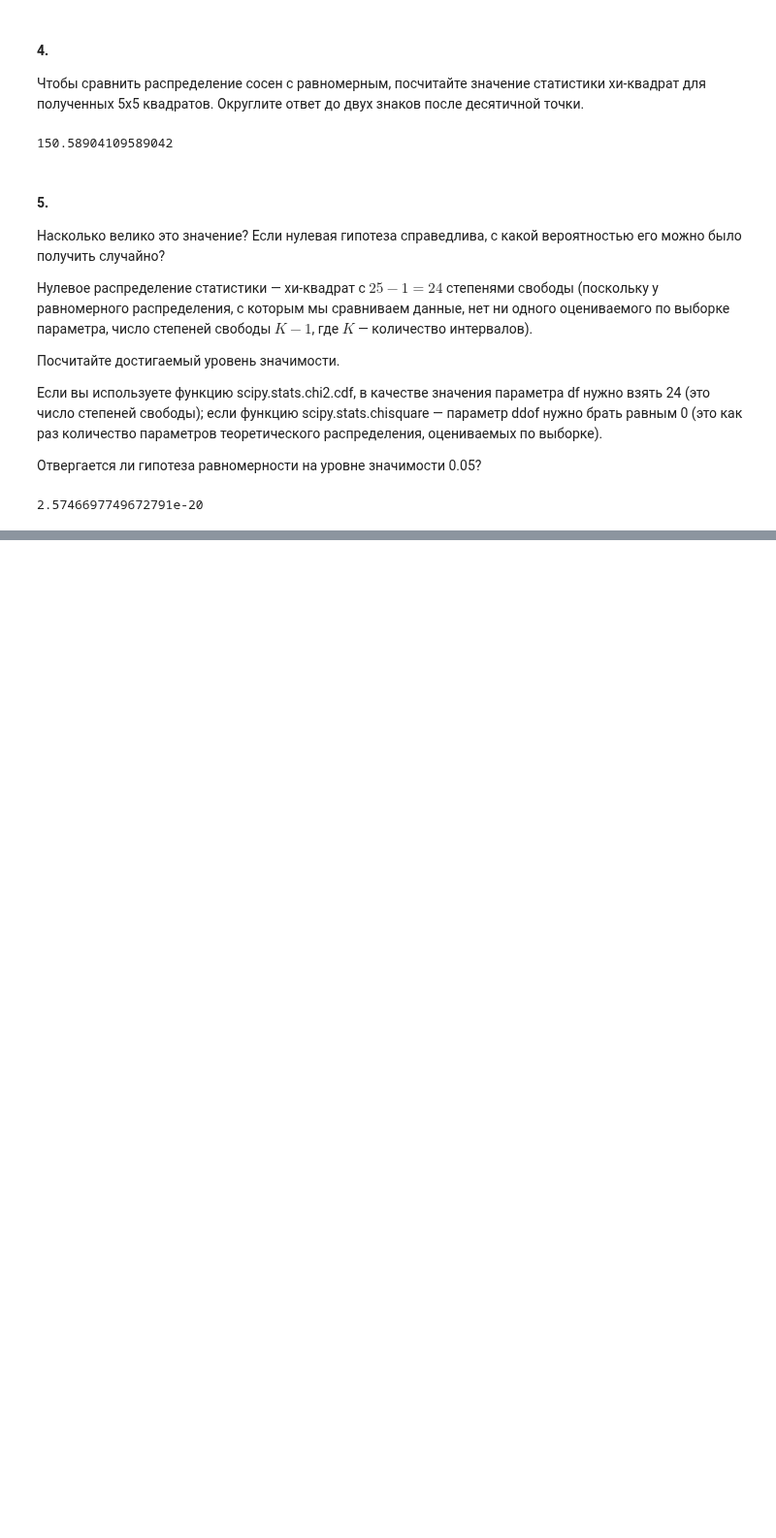
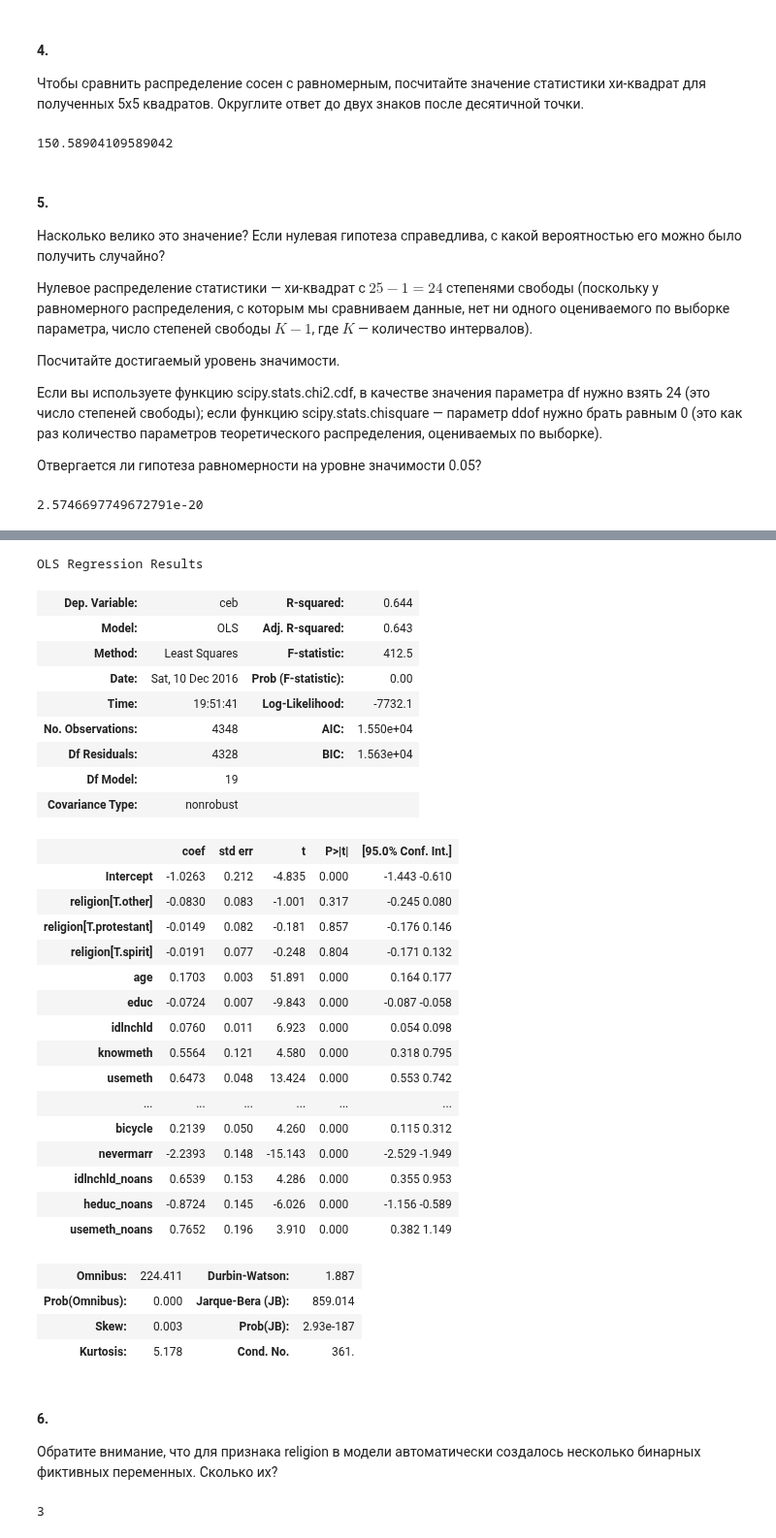
Before and after one commit to fakefeik/machine_learning, a Jupyter notebook: coursera_mipt_specialization/quizes.ipynb, the cells around one changed output, grey strips where cells are left out. Shown at 97% size. Cells and saved outputs as stored; diff of their text form; code cells hidden in the pictures; blank space fills up the shorter version.

```diff
--- a/coursera_mipt_specialization/quizes.ipynb
+++ b/coursera_mipt_specialization/quizes.ipynb
@@ -237,0 +877,3 @@ chi.pvalue
+# %%
+botswana = pd.read_csv('botswana.csv', delimiter='\t')
+botswana.head()
@@ -237,0 +933,6 @@ chi.pvalue
+# %%
+botswana['nevermarr'] = botswana['agefm'].map(lambda x: 1 if np.isnan(x) else 0)
+botswana = botswana.drop('evermarr', axis=1)
+botswana['agefm'] = botswana['agefm'].map(lambda x: 0 if np.isnan(x) else x)
+botswana.loc[botswana.nevermarr == 1, 'heduc'] = botswana[botswana.nevermarr == 1]['heduc'].map(lambda x: -1 if np.isnan(x) else x)
+botswana.head()
@@ -237,0 +960,15 @@ chi.pvalue
+# %%
+indicator = lambda x: 1 if np.isnan(x) else 0
+fill_c = lambda c: (lambda x: c if np.isnan(x) else x)
+
+botswana['idlnchld_noans'] = botswana['idlnchld'].map(indicator)
+botswana['heduc_noans'] = botswana['heduc'].map(indicator)
+botswana['usemeth_noans'] = botswana['usemeth'].map(indicator)
+
+botswana['idlnchld'] = botswana['idlnchld'].map(fill_c(-1))
+botswana['heduc'] = botswana['heduc'].map(fill_c(-2))
+botswana['usemeth'] = botswana['usemeth'].map(fill_c(-1))
+
+botswana = botswana.dropna()
+
+botswana.head(5)
@@ -237,0 +997,48 @@ chi.pvalue
+# %%
+import statsmodels.formula.api as smf
+import statsmodels.stats.api as sms
+
+m1 = smf.ols('ceb ~ age + educ + religion + idlnchld + knowmeth + usemeth + agefm + heduc + urban +' +
+             'electric + radio + tv + bicycle + nevermarr + idlnchld_noans + heduc_noans + usemeth_noans',
+             data=botswana)
+fitted = m1.fit()
+fitted.summary()
+# %% [output]
+OLS Regression Results
+| Dep. Variable: | ceb | R-squared: | 0.644 |
+| Model: | OLS | Adj. R-squared: | 0.643 |
+| Method: | Least Squares | F-statistic: | 412.5 |
+| Date: | Sat, 10 Dec 2016 | Prob (F-statistic): | 0.00 |
+| Time: | 19:51:41 | Log-Likelihood: | -7732.1 |
+| No. Observations: | 4348 | AIC: | 1.550e+04 |
+| Df Residuals: | 4328 | BIC: | 1.563e+04 |
+| Df Model: | 19 |  |  |
+| Covariance Type: | nonrobust |  |  |
+|  | coef | std err | t | P>|t| | [95.0% Conf. Int.] |
+| Intercept | -1.0263 | 0.212 | -4.835 | 0.000 | -1.443 -0.610 |
+| religion[T.other] | -0.0830 | 0.083 | -1.001 | 0.317 | -0.245 0.080 |
+| religion[T.protestant] | -0.0149 | 0.082 | -0.181 | 0.857 | -0.176 0.146 |
+| religion[T.spirit] | -0.0191 | 0.077 | -0.248 | 0.804 | -0.171 0.132 |
+| age | 0.1703 | 0.003 | 51.891 | 0.000 | 0.164 0.177 |
+| educ | -0.0724 | 0.007 | -9.843 | 0.000 | -0.087 -0.058 |
+| idlnchld | 0.0760 | 0.011 | 6.923 | 0.000 | 0.054 0.098 |
+| knowmeth | 0.5564 | 0.121 | 4.580 | 0.000 | 0.318 0.795 |
+| usemeth | 0.6473 | 0.048 | 13.424 | 0.000 | 0.553 0.742 |
+| ... | ... | ... | ... | ... | ... |
+| bicycle | 0.2139 | 0.050 | 4.260 | 0.000 | 0.115 0.312 |
+| nevermarr | -2.2393 | 0.148 | -15.143 | 0.000 | -2.529 -1.949 |
+| idlnchld_noans | 0.6539 | 0.153 | 4.286 | 0.000 | 0.355 0.953 |
+| heduc_noans | -0.8724 | 0.145 | -6.026 | 0.000 | -1.156 -0.589 |
+| usemeth_noans | 0.7652 | 0.196 | 3.910 | 0.000 | 0.382 1.149 |
+| Omnibus: | 224.411 | Durbin-Watson: | 1.887 |
+| Prob(Omnibus): | 0.000 | Jarque-Bera (JB): | 859.014 |
+| Skew: | 0.003 | Prob(JB): | 2.93e-187 |
+| Kurtosis: | 5.178 | Cond. No. | 361. |
+# %% [markdown]
+#### 6.
+
+Обратите внимание, что для признака religion в модели автоматически создалось несколько бинарных фиктивных переменных. Сколько их?
+# %%
+3
+# %% [output]
+3
```
Also changed, not shown: parts of 111 cells of this notebook, 7 other files.
